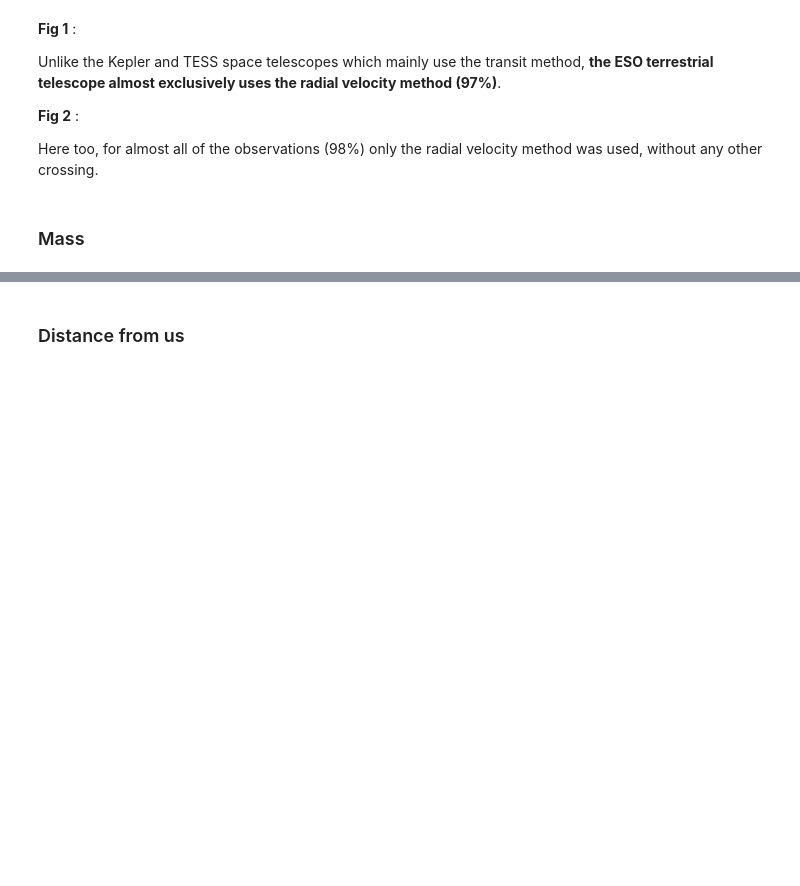
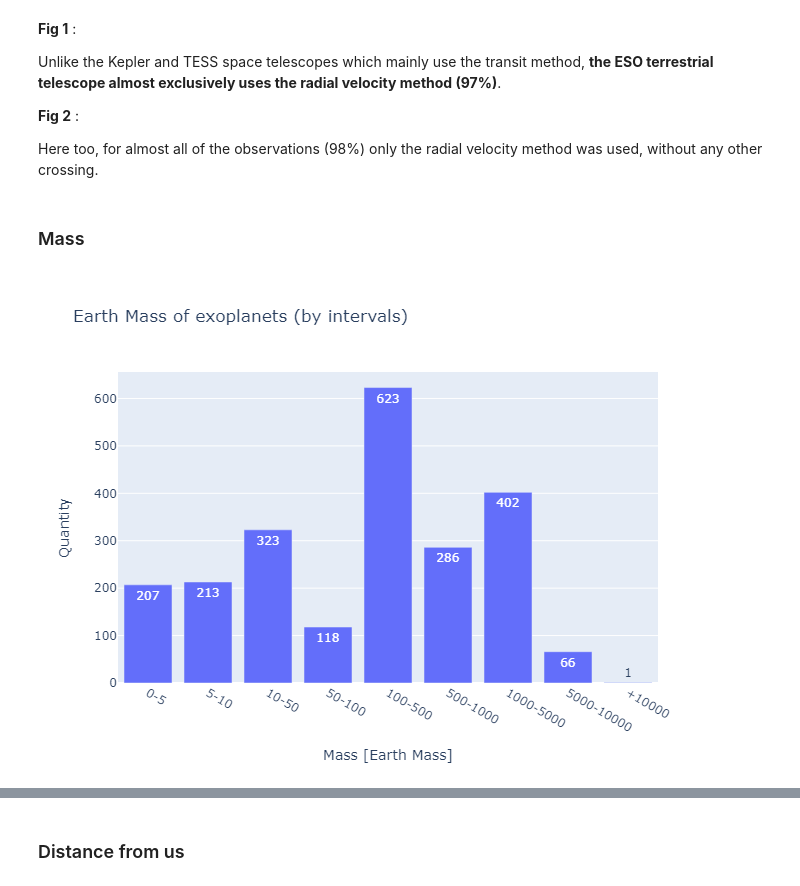
Before and after one commit to Kartmaan/Exoplanets, a Jupyter notebook: exoplanets.ipynb, the cells around one changed output, grey strips where cells are left out. Cells and saved outputs as stored; diff of their text form; code cells hidden in the pictures; blank space fills up the shorter version.

```diff
--- a/exoplanets.ipynb
+++ b/exoplanets.ipynb
@@ -750,3 +750,11 @@ Unlike the Kepler and TESS space telescopes which mainly use the transit method,
 Here too, for almost all of the observations (98%) only the radial velocity method was used, without any other crossing.
 # %% [markdown]
 ### Mass
+# %%
+mass = df['pl_bmasse']
+
+plot_split(mass, x_label='Mass [Earth Mass]',
+y_label='Quantity', title='Earth Mass of exoplanets (by intervals)',
+show_sup=True)
+# %% [output]
+[figure, added]
```
Also changed, not shown: parts of 4 cells of this notebook, 1 other file.
